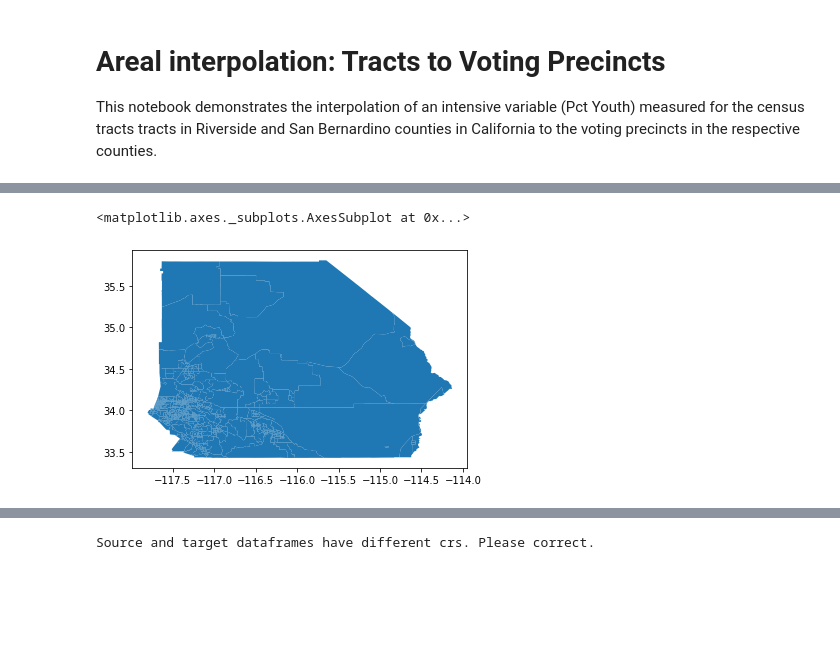
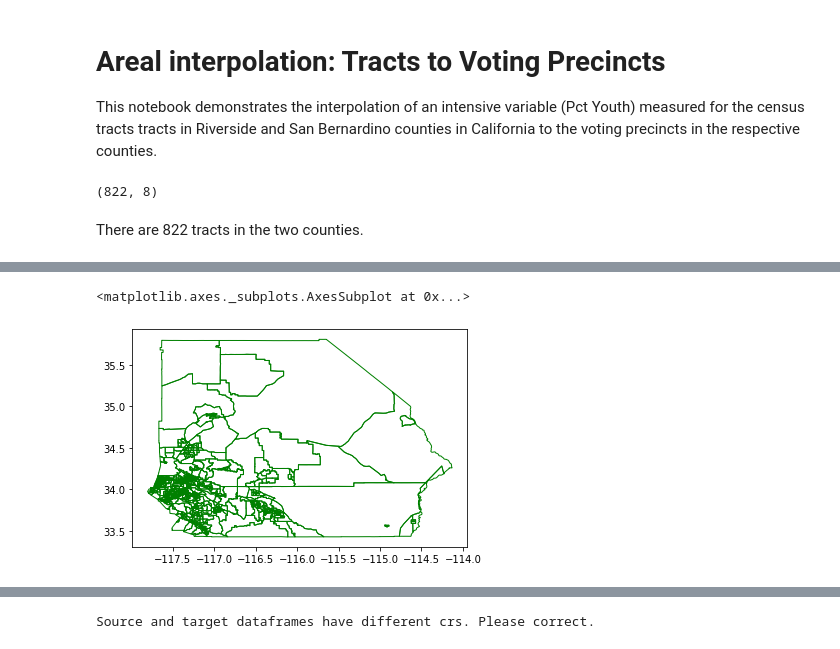
Before and after one commit to pysal/tobler, a Jupyter notebook: notebooks/precincts.ipynb, the cells around one changed output, grey strips where cells are left out. Cells and saved outputs as stored; diff of their text form; code cells hidden in the pictures; blank space fills up the shorter version.

Commit message:
cleaned precinct shapefile and example

```diff
--- a/notebooks/precincts.ipynb
+++ b/notebooks/precincts.ipynb
@@ -10,6 +10,12 @@ import matplotlib.pyplot as plt
 import geopandas
 # %%
 tracts = geopandas.read_file("zip://data/tract.zip")
+# %%
+tracts.shape
+# %% [output]
+(822, 8)
+# %% [markdown]
+There are 822 tracts in the two counties.
 # %%
 tracts.head()
 # %% [output]
@@ -20,7 +26,7 @@ tracts.head()
 | 3 | 06 | 065 | 041912 | 06065041912 | Census Tract 419.12, Riverside Co... | 0.198622 | 0.20 | POLYGON ((-117.65093 33.87887, -1... |
 | 4 | 06 | 065 | 043822 | 06065043822 | Census Tract 438.22, Riverside Co... | 0.127917 | 0.13 | POLYGON ((-117.21237 34.00421, -1... |
 # %%
-tracts.plot()
+tracts.plot(facecolor='none', edgecolor='g')
 # %% [output]
 <matplotlib.axes._subplots.AxesSubplot at 0x...>
-[figure, old version]
+[figure, new version]
```
Also changed, not shown: parts of 58 cells of this notebook, 5 other files.
